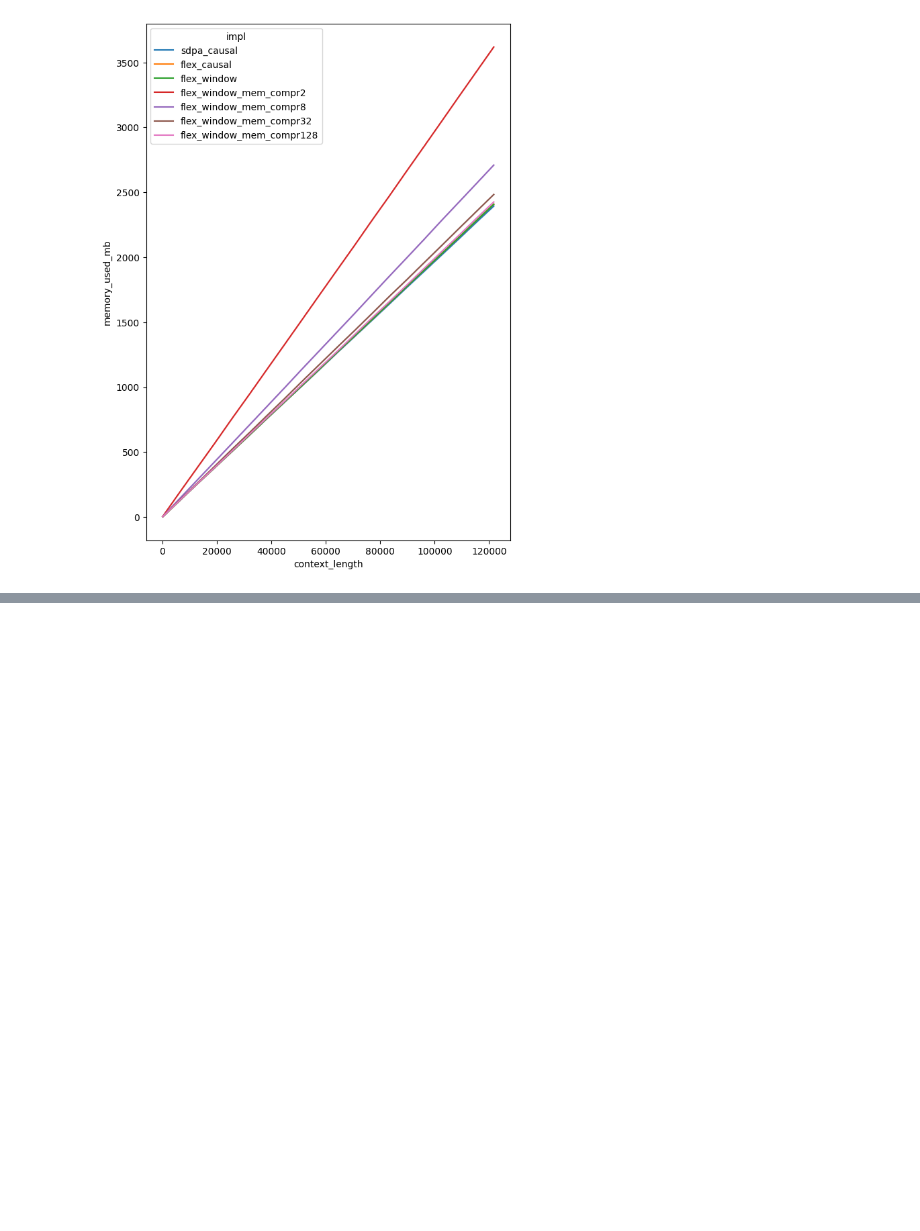
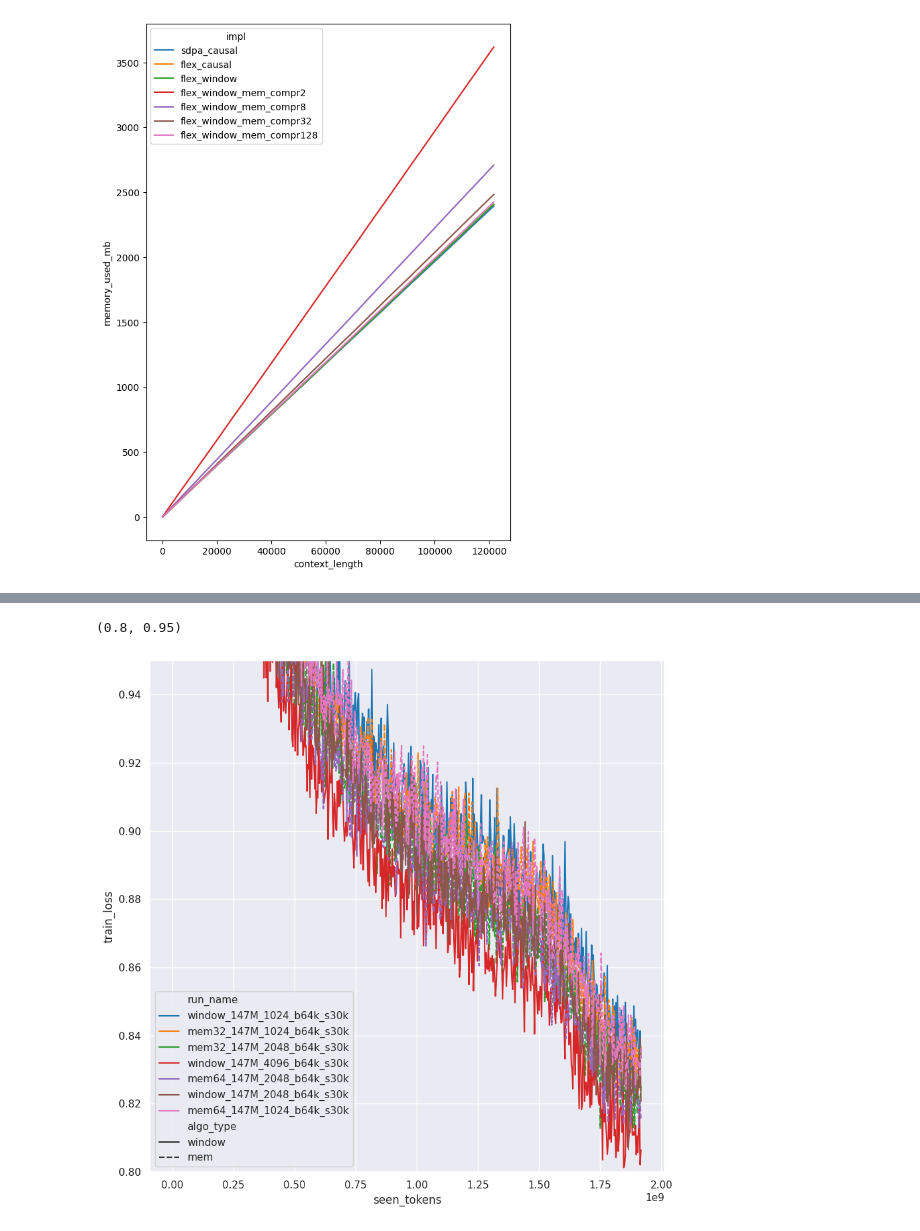
Before and after one commit to ViktorooReps/mem-llm, a Jupyter notebook: vis.ipynb, the cells around one changed output, grey strips where cells are left out. Cells and saved outputs as stored; diff of their text form; code cells hidden in the pictures; blank space fills up the shorter version.

```diff
--- a/vis.ipynb
+++ b/vis.ipynb
@@ -25,0 +67,7 @@ sns.lineplot(data, x='context_length', y='memory_used_mb', hue='impl')
+# %%
+plt.figure(figsize=(10, 10))
+sns.lineplot(all_metrics[~pd.isna(all_metrics['train_loss'])], x='seen_tokens', y='train_loss', hue='run_name', style='algo_type')
+plt.ylim((0.8, 0.95))
+# %% [output]
+(0.8, 0.95)
+[figure, added]
```
Also changed, not shown: parts of 8 cells of this notebook, 17 other files.
